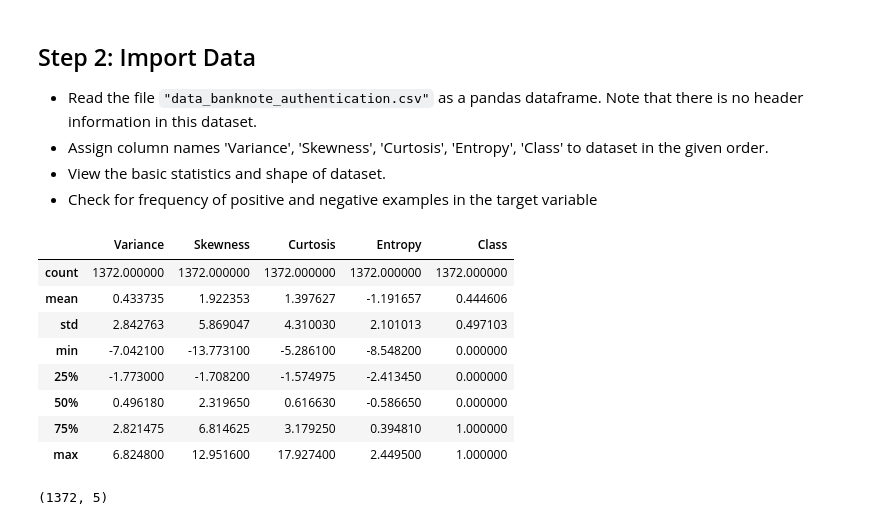
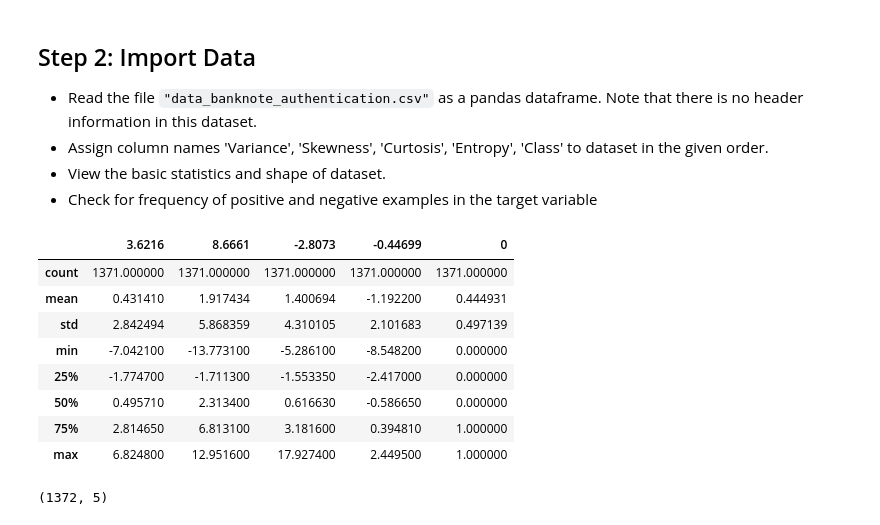
Before and after one commit to molron94/dsc-3-31-07-decision-tree-scikitlearn-lab-nyc-ds-career-031119, a Jupyter notebook: index.ipynb, the cells around one changed output. Cells and saved outputs as stored; diff of their text form; code cells hidden in the pictures.

```diff
--- a/index.ipynb
+++ b/index.ipynb
@@ -42,17 +42,17 @@ df=pd.read_csv('data_banknote_authentication.csv')
 ## Your code here
 # %%
 # Describe the dataset
-
+df.describe()
 ## Your code here
 # %% [output]
-|  | Variance | Skewness | Curtosis | Entropy | Class |
-| count | 1372.000000 | 1372.000000 | 1372.000000 | 1372.000000 | 1372.000000 |
-| mean | 0.433735 | 1.922353 | 1.397627 | -1.191657 | 0.444606 |
-| std | 2.842763 | 5.869047 | 4.310030 | 2.101013 | 0.497103 |
+|  | 3.6216 | 8.6661 | -2.8073 | -0.44699 | 0 |
+| count | 1371.000000 | 1371.000000 | 1371.000000 | 1371.000000 | 1371.000000 |
+| mean | 0.431410 | 1.917434 | 1.400694 | -1.192200 | 0.444931 |
+| std | 2.842494 | 5.868359 | 4.310105 | 2.101683 | 0.497139 |
 | min | -7.042100 | -13.773100 | -5.286100 | -8.548200 | 0.000000 |
-| 25% | -1.773000 | -1.708200 | -1.574975 | -2.413450 | 0.000000 |
-| 50% | 0.496180 | 2.319650 | 0.616630 | -0.586650 | 0.000000 |
-| 75% | 2.821475 | 6.814625 | 3.179250 | 0.394810 | 1.000000 |
+| 25% | -1.774700 | -1.711300 | -1.553350 | -2.417000 | 0.000000 |
+| 50% | 0.495710 | 2.313400 | 0.616630 | -0.586650 | 0.000000 |
+| 75% | 2.814650 | 6.813100 | 3.181600 | 0.394810 | 1.000000 |
 | max | 6.824800 | 12.951600 | 17.927400 | 2.449500 | 1.000000 |
 # %%
 # Shape of dataset
```
